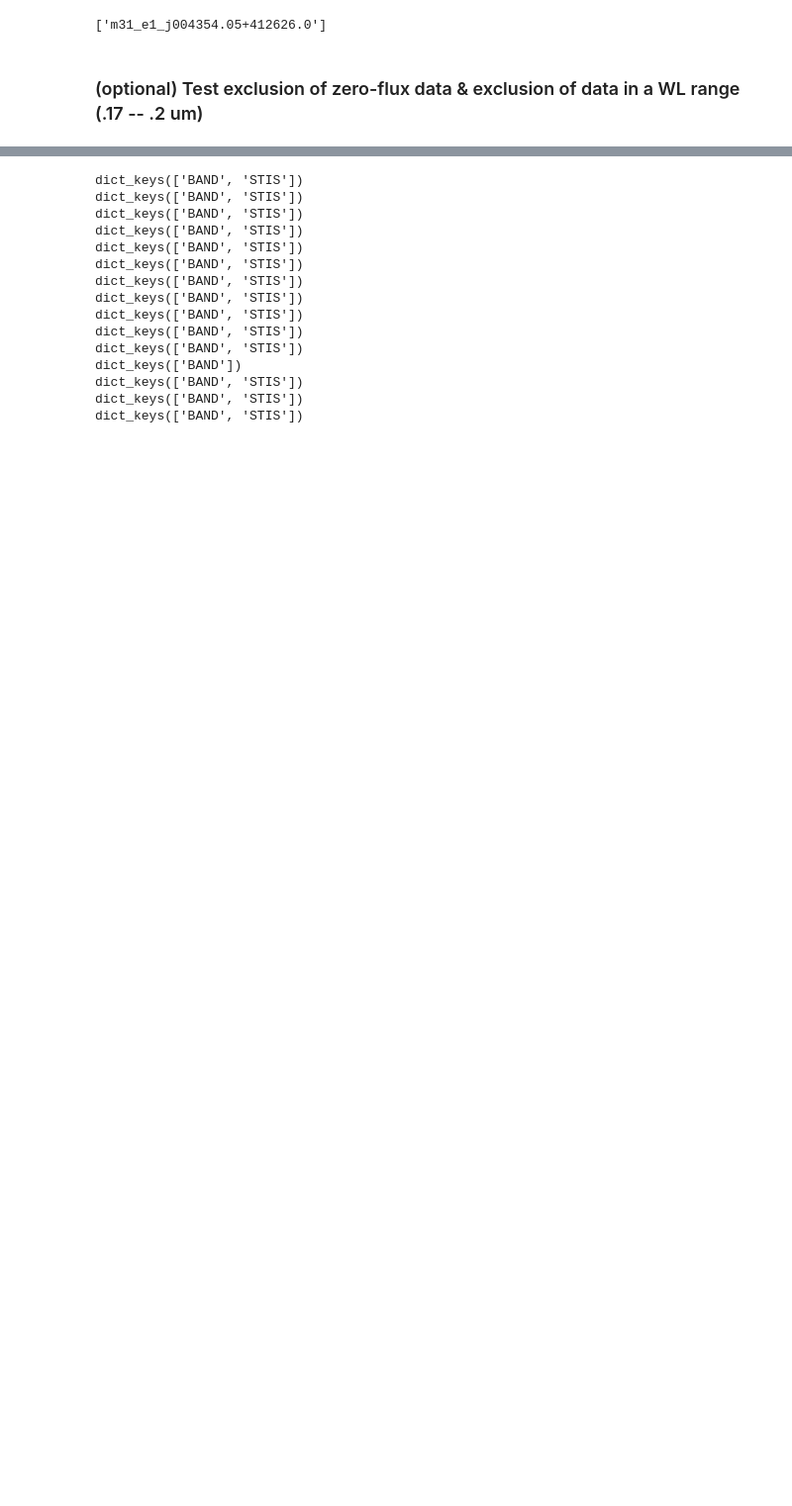
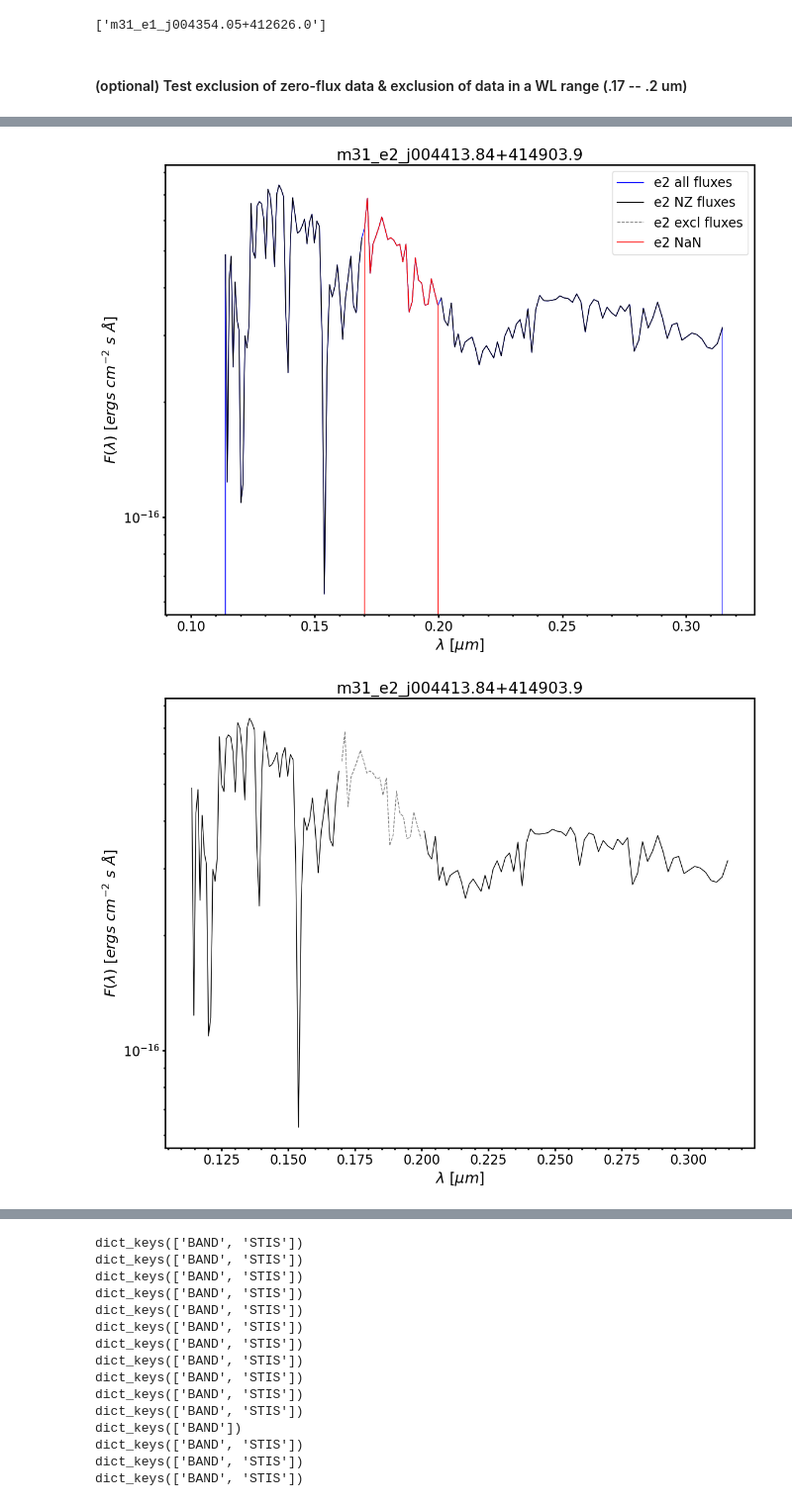
Before and after one commit to petiay/ext-science, a Jupyter notebook: m31_Extinction_with_Models.ipynb, the cells around one changed output, grey strips where cells are left out. Shown at 99% size. Saved outputs shown, nothing was run; the diff lists cells and outputs as text; code cells hidden in the pictures; blank space fills up the shorter version.

```diff
--- a/m31_Extinction_with_Models.ipynb
+++ b/m31_Extinction_with_Models.ipynb
@@ -197,19 +207,19 @@ tlusty_models = [
 ]
 
 fourband=False
+
+# run just to get band names and spectra for ModelData
 for i in range(len(m31_list)):
     # 4-band photometry
     if ('e22' in m31_list[i]) or ('e6' in m31_list[i]):
+        print("e22 or e6 in m31 list -> Read in models for 4-band photometry")
         fourband=True
+red_star, band_names, data_names, gindxs, excl_fluxes, naninds, nan_fluxes = get_red_star(fstarname,
+                                                                     file_path,
+                                                                     fourband=fourband,
+                                                                     nof275w=nof275w)
 
-# run line just to get band names and spectra needed for ModelData
-for i in range(len(m31_list)):
-    # 4-band photometry
-    if ('e22' in m31_list[i]) or ('e6' in m31_list[i]):
-        print("Models for 4-band photometry read in")
-        red_star, band_names, data_names, gindxs, excl_fluxes = get_red_star(fstarname, file_path, fourband=fourband)
-    # Otherwise skip F275W (2/29/24)
-    red_star, band_names, data_names, gindxs, excl_fluxes = get_red_star(fstarname, file_path, nof275w=True)
+print("In model-readin; fourband is", fourband)
 print("band_names", band_names)
 
 modinfo_rb = ModelData(
@@ -267,46 +290,62 @@ print (m31_list)
 # %% [output]
 ['m31_e1_j004354.05+412626.0']
 # %% [markdown]
-### (optional) Test exclusion of zero-flux data & exclusion of data in a WL range (.17 -- .2 um)
+#### (optional) Test exclusion of zero-flux data & exclusion of data in a WL range (.17 -- .2 um)
 # %%
 excl_wls = [.17, .2] # wavelength range to exclude, in microns
-savefig = True
+savefig = False
 
 for i in range(len(m31_list)):
     starname = m31_list[i]
     fstarname = f"{starname}.dat"
     path = f"{file_path}/DAT_files/"
     starstr = starname.split(gal_str)[1].split("_")[0]
+    print('============ Star is %s ====================' % starname)
 
     # Get star data, WITHOUT excluding zero flux, for plotting
     # gindxs are flux indices of exclided WL range
     excl_wls = [.17, .2]
-    red_star_a, band_names_a, data_names_a, gindxs, excl_fluxes = get_red_star(fstarname, file_path, excl_zero=False, excl_wls=excl_wls)
-    norm_data_a = np.average(red_star_a.data["BAND"].fluxes)
-    # print('len gindxs', len(gindxs))
 
-    # Get star data, with only non-zero flux
-    # gindxs are flux indices of exclided WL range
-    red_star_nz, band_names_nz, data_names_nz, gindxs, excl_fluxes = get_red_star(fstarname, file_path, excl_zero=True, excl_wls=excl_wls)
-    norm_data_nz = np.average(red_star_nz.data["BAND"].fluxes)
+    red_star_a, band_names_a, data_names_a, gindxs, excl_fluxes, naninds_n, nan_fluxes_n = get_red_star(fstarname,
+                                                                                                    file_path,
+                                                                                                    excl_zero=False,
+                                                                                                    excl_wls=False)
 
-    norm_flux_a = red_star_a.data["STIS"].fluxes / norm_data_a
-    norm_flux_nz = red_star_nz.data["STIS"].fluxes / norm_data_nz
+    # Get star data, with non-zero flux; gindxs = flux inds of exclided WL range
+    red_star_nz, band_names_nz, data_names_nz, gindxs, excl_fluxes, naninds, nan_fluxes = get_red_star(fstarname,
+                                                                                                       file_path,
+                                                                                                       excl_zero=True,
+                                                                                                       excl_wls=excl_wls)
+    # Not sure why these are needed
+    # norm_data_a = np.average(red_star_a.data["BAND"].fluxes)
+    # norm_data_nz = np.average(red_star_nz.data["BAND"].fluxes)
+    # norm_flux_a = red_star_a.data["STIS"].fluxes / norm_data_a
+    # norm_flux_nz = red_star_nz.data["STIS"].fluxes / norm_data_nz
+
+    print("===== naninds: %s =======" % len(naninds))
+    print("===== gindxs: %s =======" % len(gindxs))
 
     # Plot spectra, both with and w/o zero fluxes
     fig, ax = plt.subplots(figsize=(13, 10))
     ax.plot(red_star_a.data["STIS"].waves, red_star_a.data["STIS"].fluxes, "b-", label=starstr + " all fluxes")
     ax.plot(red_star_nz.data["STIS"].waves, red_star_nz.data["STIS"].fluxes, "k-", label=starstr + " NZ fluxes")
 
-    # plot excluded data as a dashed line
+    # Plot excluded data as a dashed line
     if excl_wls:
-        ax.plot(red_star.data["STIS"].waves[gindxs], excl_fluxes, ls="--", lw=1, c='gray', label=starstr + " excl fluxes")
+        print("=============== Plotting excluded WLs ==============")
+        ax.plot(red_star_a.data["STIS"].waves[gindxs], excl_fluxes, ls="--", lw=1, c='gray', label=starstr + " excl fluxes")
+
+    # Plot NaN fluxes (there are always some)
+    print("================ Plotting NaN fluxes ================")
+    print('Length of fluxes with naninds: ', len(red_star_a.data["STIS"].fluxes[naninds]))
+    ax.plot(red_star_a.data["STIS"].waves[naninds], red_star_a.data["STIS"].fluxes[naninds],
+            ls="-", lw=1, c='r', label=starstr + " NaN")
 
     ax.set_xlabel(r"$\lambda$ [$\mu m$]", fontsize=1.3 * fontsize)
     ax.set_ylabel(r"$F(\lambda)$ [$ergs\ cm^{-2}\ s\ \AA$]", fontsize=1.3 * fontsize)
-    ax.set_xlim(0.11,0.32)
+    # ax.set_xlim(0.11,0.32)
     ylim = ax.get_ylim()
-    ax.set_ylim(1e-18, ylim[1]) # 1e-22
+    # ax.set_ylim(1e-18, ylim[1]) # 1e-22
     ax.set_yscale("log")
     ax.xaxis.set_minor_locator(AutoMinorLocator())
     plt.legend()
@@ -316,20 +355,18 @@ for i in range(len(m31_list)):
                     starstr + "all_t4.pdf")
         plt.close()
 
-    # Plot only non-zero fluxes
+
+    # ================== Plot only non-zero fluxes, and excluded fluxes as a dashed line =====================
     fig, ax = plt.subplots(figsize=(13, 10))
     ax.plot(red_star_nz.data["STIS"].waves, red_star_nz.data["STIS"].fluxes, "k-", label=starstr + " NZ fluxes")
+    if excl_wls:
+        ax.plot(red_star_a.data["STIS"].waves[gindxs], excl_fluxes, ls="--", lw=1, c='gray', label=starstr + " excl fluxes")
 
-    # plot excluded data as a dashed line
-    if excl_wls:
-        # excl_flux_range = [red_star_nz.data["STIS"].fluxes[gindxs[0]-1], red_star_nz.data["STIS"].fluxes[gindxs[1]+1]]
-        # excl_wls_mic = [x * u.micron for x in excl_wls]
-        ax.plot(red_star.data["STIS"].waves[gindxs], excl_fluxes, ls="--", lw=1, c='gray', label=starstr + " excl fluxes")
     ax.set_xlabel(r"$\lambda$ [$\mu m$]", fontsize=1.3 * fontsize)
     ax.set_ylabel(r"$F(\lambda)$ [$ergs\ cm^{-2}\ s\ \AA$]", fontsize=1.3 * fontsize)
-    ax.set_xlim(0.11,0.32)
+    # ax.set_xlim(0.11,0.32)
     ylim = ax.get_ylim()
-    ax.set_ylim(1e-18, ylim[1])
+    # ax.set_ylim(1e-18, ylim[1])
     ax.set_yscale("log")
     ax.xaxis.set_minor_locator(AutoMinorLocator())
     ax.set_title(starname)
@@ -338,3 +375,4 @@ for i in range(len(m31_list)):
         plt.savefig(savefile_path + "non_zero_flux_spectra_" + gal_str.split("_")[0] + "/" +
                     starstr + "nz_t5.pdf")
         plt.close()
+# %% [output]
@@ -340,0 +396,2 @@ for i in range(len(m31_list)):
+[figure, added]
+[figure, added]
```
Also changed, not shown: parts of 33 cells of this notebook.
